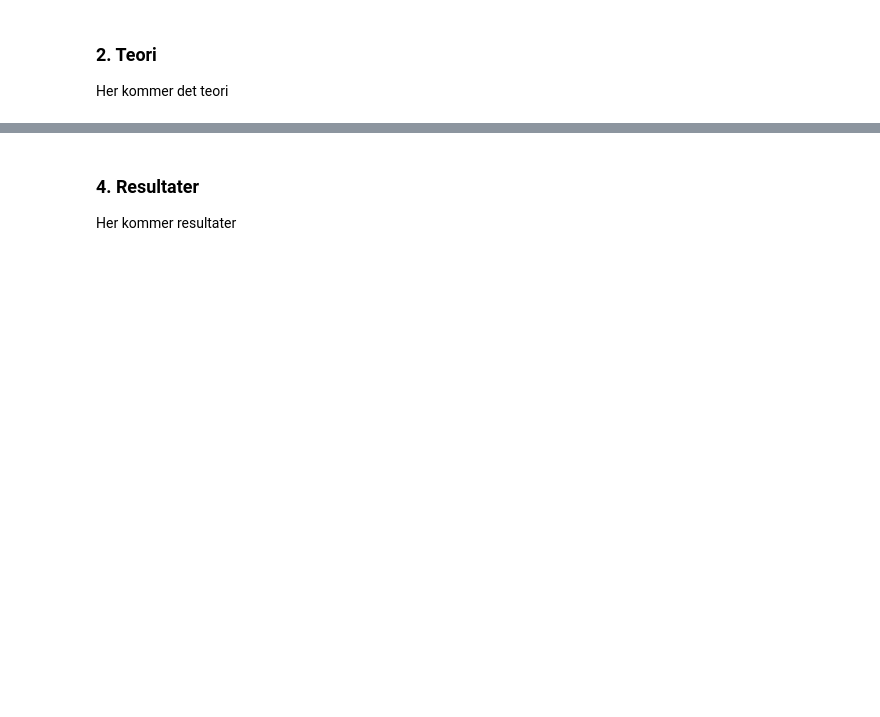
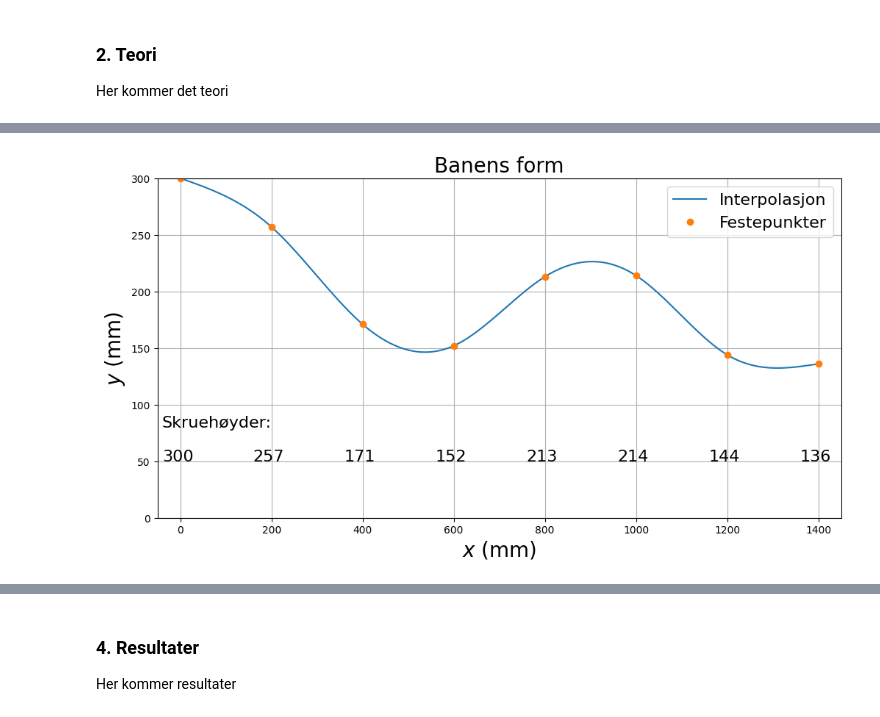
Before and after one commit to Ola-HH/TFY4107-209-2, a Jupyter notebook: Rapport.ipynb, the cells around one changed output, grey strips where cells are left out. Drawn from its saved outputs; the diff is of its cells as text; code cells hidden in the pictures; blank space fills up the shorter version.

```diff
--- a/Rapport.ipynb
+++ b/Rapport.ipynb
@@ -28,0 +49,37 @@ Her kommer masse gode metoder
+# %%
+
+import matplotlib.pyplot as plt
+import numpy as np
+from scipy.interpolate import CubicSpline
+
+h = 200
+xfast=np.asarray([0,1,2,3,4,5,6,7])*h
+yfast = np.array([300, 257, 171, 152, 213, 214, 144, 136])
+
+cs = CubicSpline(xfast,yfast,bc_type='natural')
+
+xmin = 0
+xmax = 1401
+dx = 1
+x = np.arange(xmin,xmax,dx)
+
+y = cs(x)
+dy = cs(x,1)
+d2y = cs(x,2)
+
+baneform = plt.figure('y(x)',figsize=(12,6))
+plt.plot(x,y, label='Interpolasjon')
+plt.plot(xfast,yfast,'o', label='Festepunkter')
+plt.legend(loc='best',fontsize=16)
+plt.title('Banens form', fontsize=20)
+plt.xlabel('$x$ (mm)',fontsize=20)
+plt.ylabel('$y$ (mm)',fontsize=20)
+plt.text(-40,80,'Skruehøyder:', fontsize=16)
+for i, skruehoyde in enumerate(yfast):
+    plt.text(-40 + i*200,50,int(skruehoyde),fontsize=16)
+plt.ylim(0,300)
+plt.xlim(-50,1450)
+plt.grid()
+plt.show()
+# %% [output]
+[figure, added]
```
Also changed, not shown: parts of 4 cells of this notebook, 1 other file.
